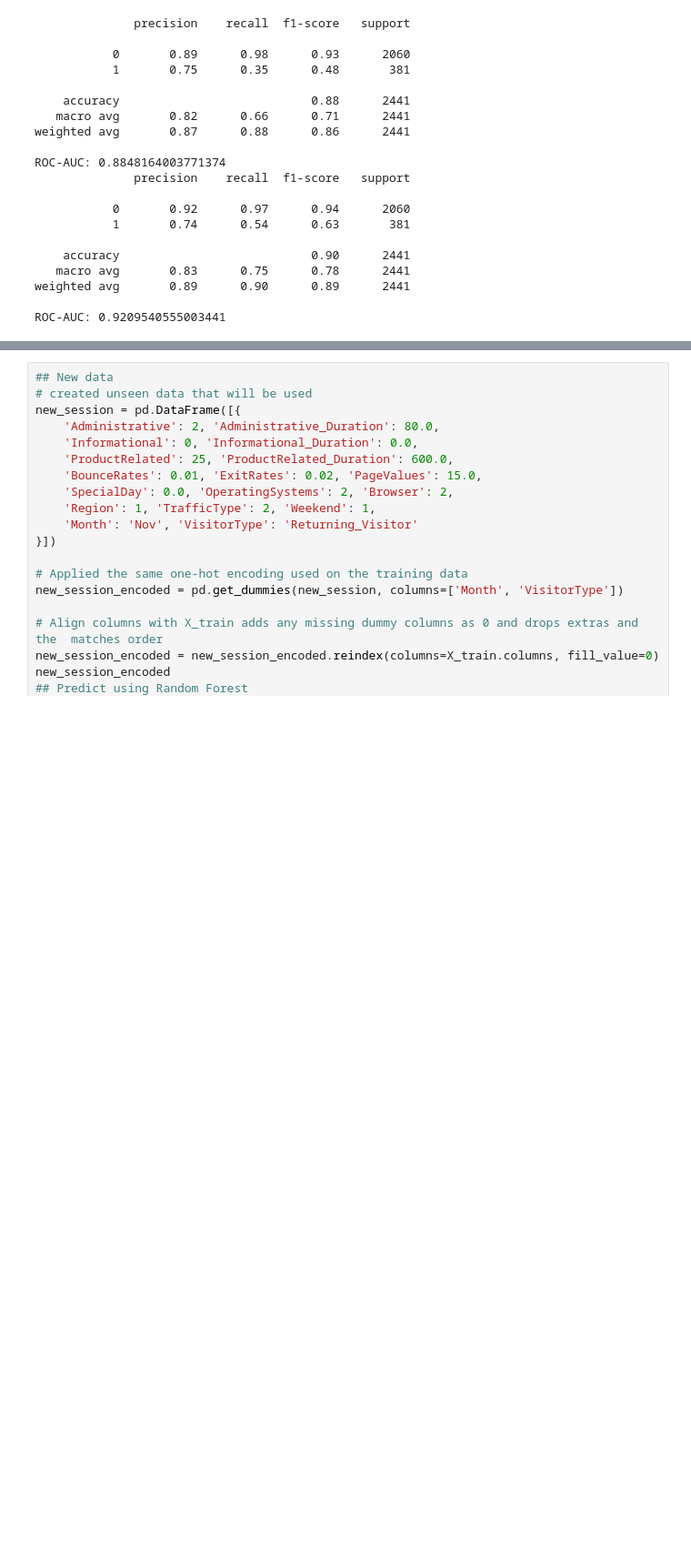
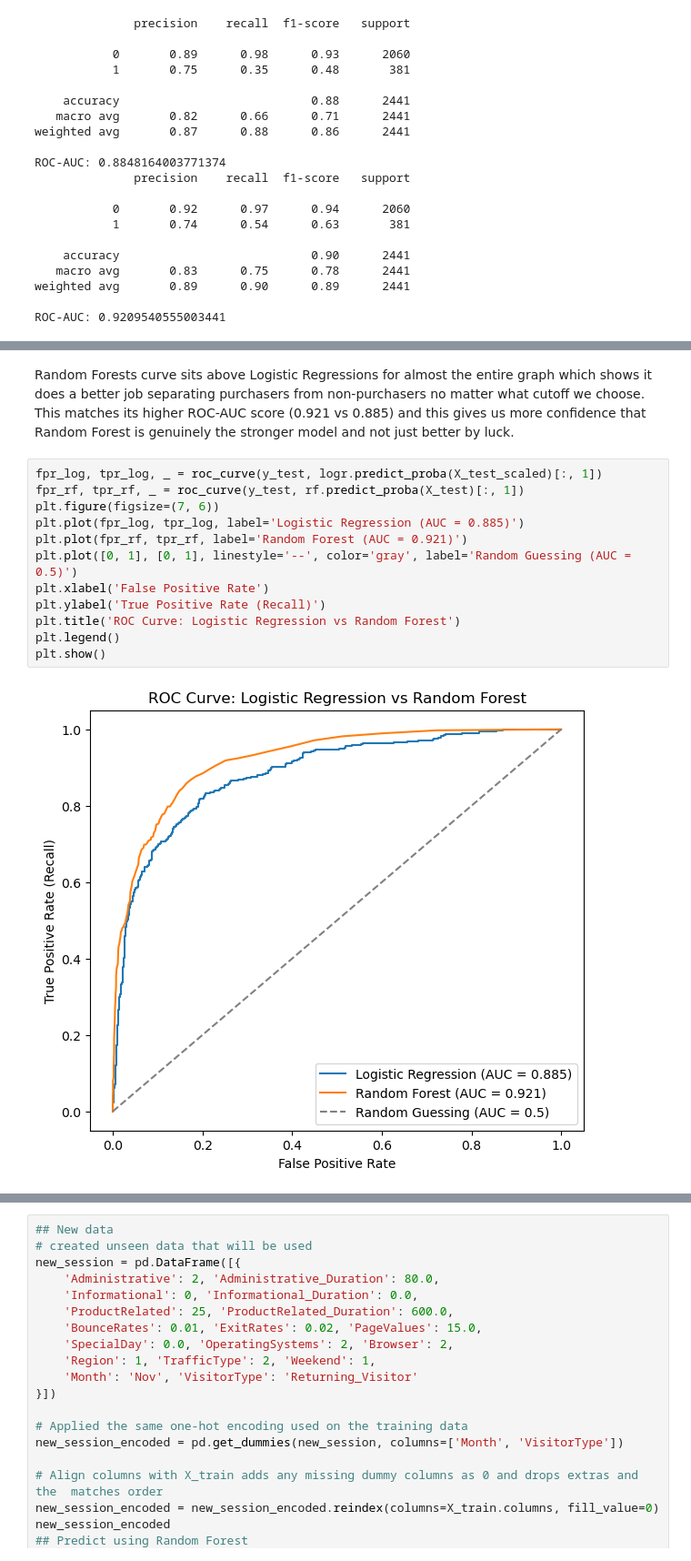
Before and after one commit to aducoding/ML_project, a Jupyter notebook: MLDP Program Codes Submission Template (1).ipynb, the cells around one changed output, grey strips where cells are left out. Shown at 91% size. Saved outputs shown, nothing was run; the diff lists cells and outputs as text; blank space fills up the shorter version.

```diff
--- a/MLDP Program Codes Submission Template (1).ipynb
+++ b/MLDP Program Codes Submission Template (1).ipynb
@@ -309,0 +509,18 @@ ROC-AUC: 0.9209540555003441
+# %% [markdown]
+Random Forests curve sits above Logistic Regressions for almost the entire graph which shows
+it does a better job separating purchasers from non-purchasers no matter what cutoff we choose.
+This matches its higher ROC-AUC score (0.921 vs 0.885) and this gives us more confidence that Random Forest is genuinely the stronger model and not just better by luck.
+# %%
+fpr_log, tpr_log, _ = roc_curve(y_test, logr.predict_proba(X_test_scaled)[:, 1])
+fpr_rf, tpr_rf, _ = roc_curve(y_test, rf.predict_proba(X_test)[:, 1])
+plt.figure(figsize=(7, 6))
+plt.plot(fpr_log, tpr_log, label='Logistic Regression (AUC = 0.885)')
+plt.plot(fpr_rf, tpr_rf, label='Random Forest (AUC = 0.921)')
+plt.plot([0, 1], [0, 1], linestyle='--', color='gray', label='Random Guessing (AUC = 0.5)')
+plt.xlabel('False Positive Rate')
+plt.ylabel('True Positive Rate (Recall)')
+plt.title('ROC Curve: Logistic Regression vs Random Forest')
+plt.legend()
+plt.show()
+# %% [output]
+[figure, added]
```
Also changed, not shown: parts of 30 cells of this notebook, 2 other files.
